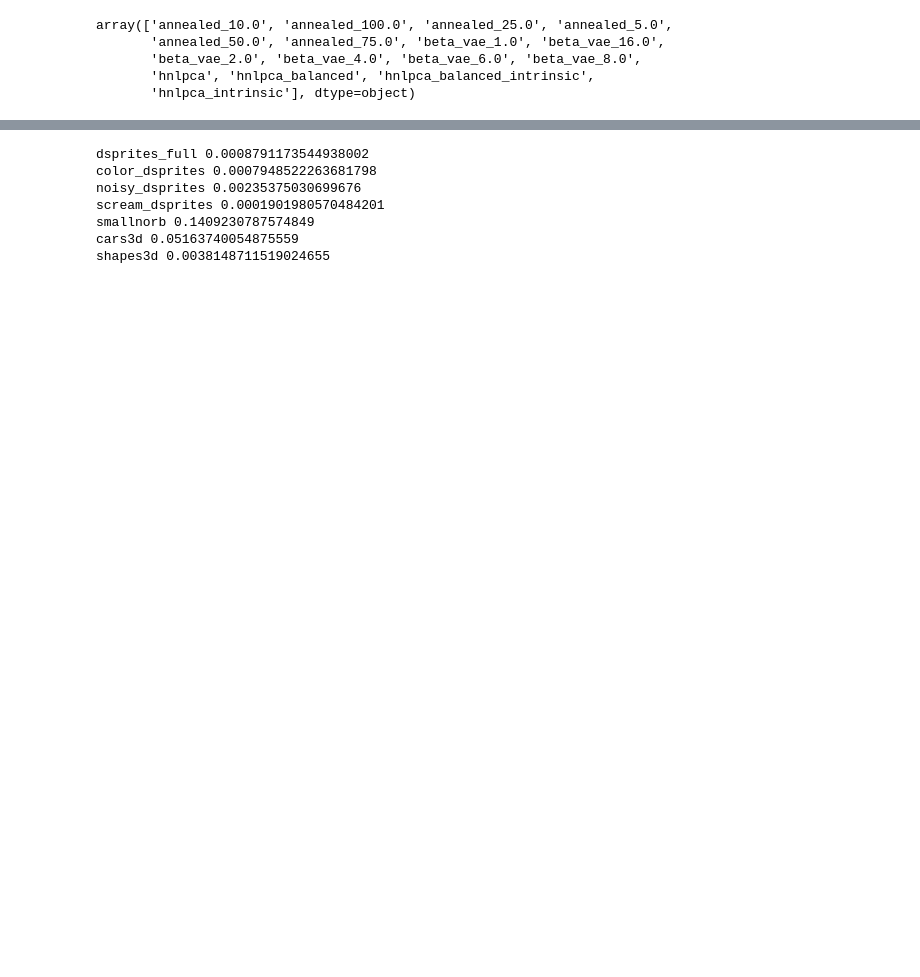
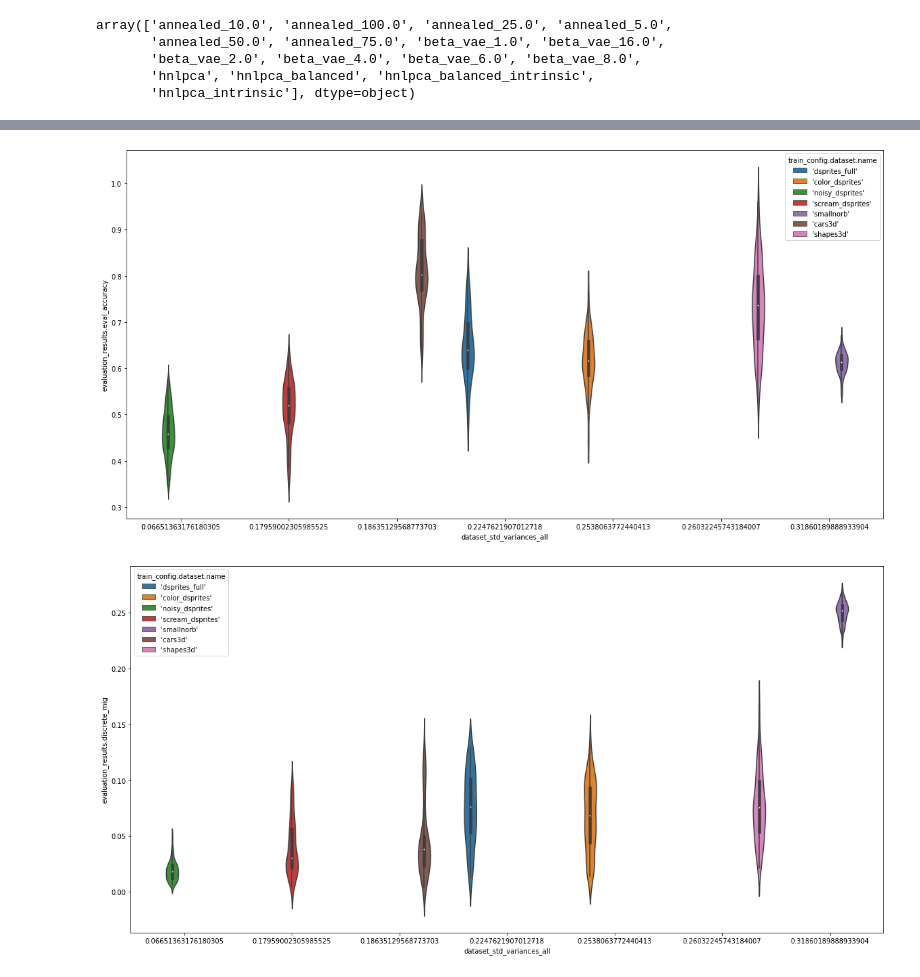
Before and after one commit to homaralex/disentanglement_lib, a Jupyter notebook: plots/notebooks/analyze_hnlpca.ipynb, the cells around one changed output, grey strips where cells are left out. Drawn from its saved outputs; the diff is of its cells as text; code cells hidden in the pictures; blank space fills up the shorter version.

```diff
--- a/plots/notebooks/analyze_hnlpca.ipynb
+++ b/plots/notebooks/analyze_hnlpca.ipynb
@@ -217,37 +315,6 @@ cars3d 0.18635129568773703
 [figure]
 shapes3d 0.26032245743184007
 [figure]
-# %%
-import scipy.spatial.distance as sc_dist
-
-
-def average_min_dist(arr):
-    min_dists = []
-    for i in range(len(arr)):
-        dists = []
-        for j in range(len(arr)):
-            if i == j:
-                continue
-            dists.append(np.power(arr[i] - arr[j], 2))
-
-        min_dists.append(min(dists))
-
-    return sum(min_dists) / len(min_dists)
-
-
-for dataset in df_contribs['dataset'].unique():
-    contribs_dataset = df_contribs.loc[df_contribs['dataset'] == dataset].iloc[0]
-    variances = contribs_dataset['variances_all']
-
-    print(dataset, average_min_dist(variances))
-# %% [output]
-dsprites_full 0.0008791173544938002
-color_dsprites 0.0007948522263681798
-noisy_dsprites 0.00235375030699676
-scream_dsprites 0.0001901980570484201
-smallnorb 0.1409230787574849
-cars3d 0.05163740054875559
-shapes3d 0.0038148711519024655
 # %%
 def plot_violin(group_id, contribs_col_name='dataset_std_variances_all'):
     df = df_.copy()
@@ -266,0 +332,7 @@ plot_violin('beta_vae_1.0')
+# %%
+matplotlib.rcParams['figure.figsize'] = (20, 10)
+
+plot_violin('beta_vae_1.0')
+# %% [output]
+[figure, added]
+[figure, added]
```
Also changed, not shown: parts of 13 cells of this notebook.
